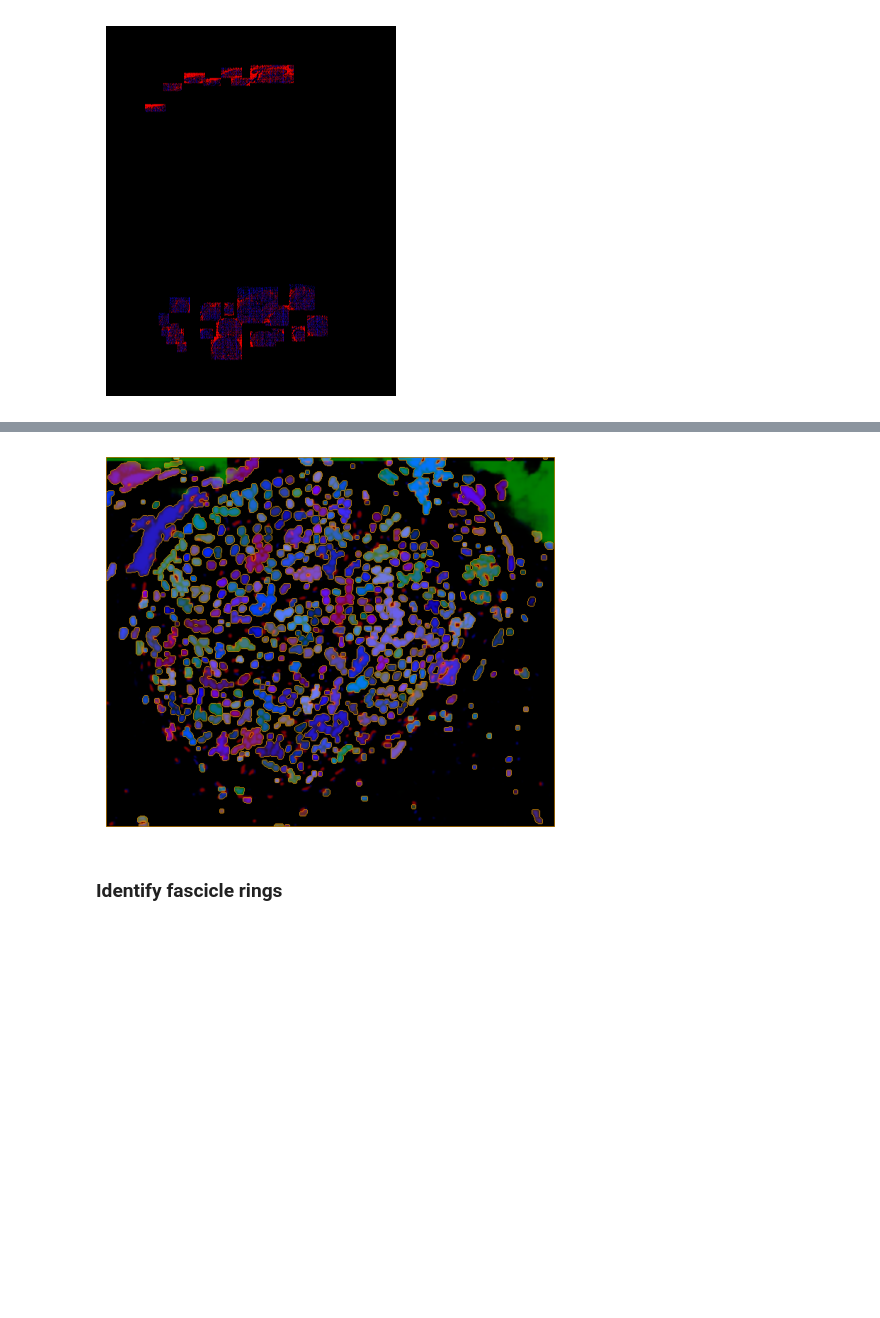
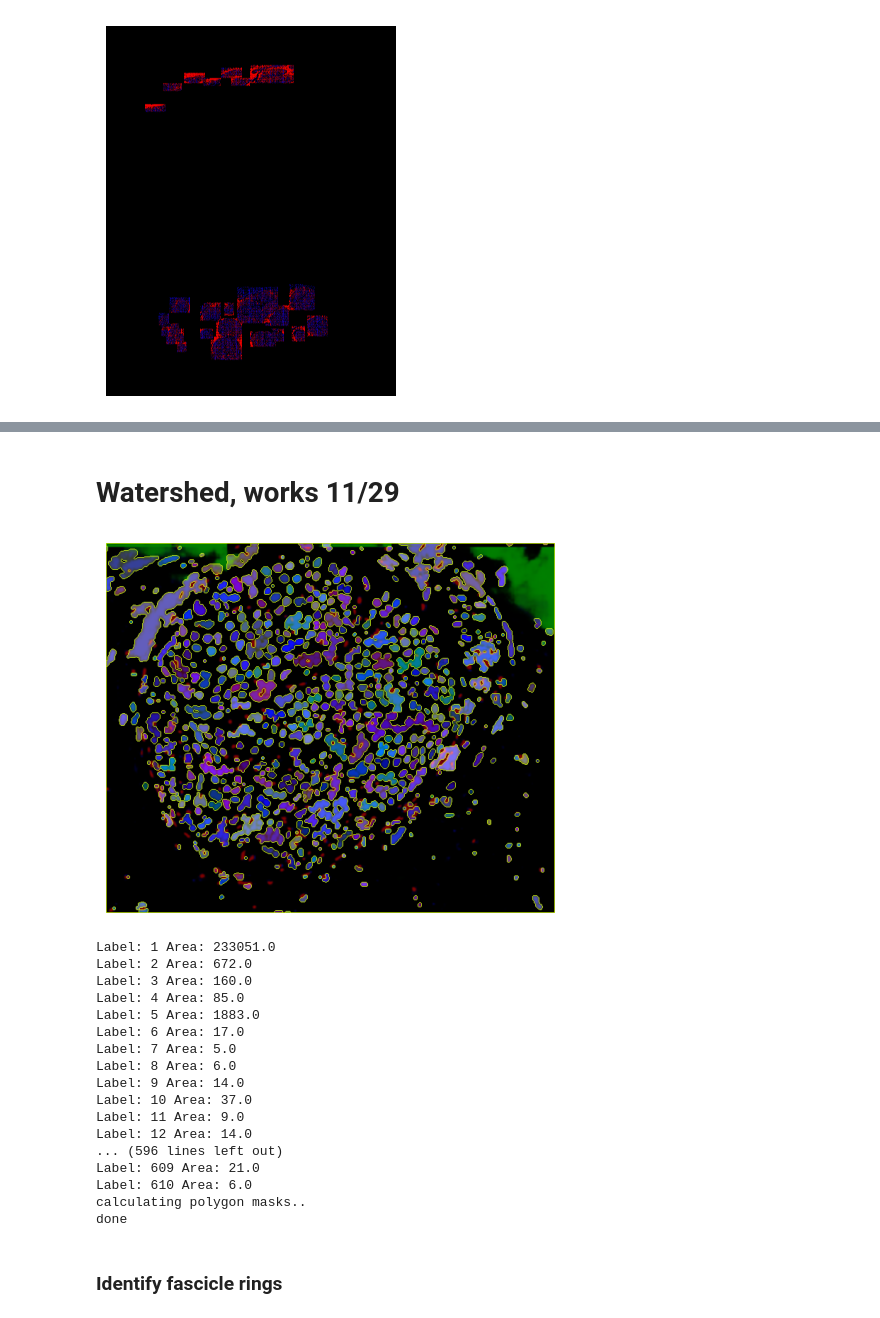
Before and after one commit to linakali02/FIV925, a Jupyter notebook: xenium.ipynb, the cells around one changed output, grey strips where cells are left out. Cells and saved outputs as stored; diff of their text form; code cells hidden in the pictures; blank space fills up the shorter version.

```diff
--- a/xenium.ipynb
+++ b/xenium.ipynb
@@ -352,3 +308,5 @@ done
+# %% [markdown]
+# Watershed, works 11/29
 # %%
 ### full watershed
 
@@ -375,13 +333,13 @@ img = img1[:,:,0] ### only look at blue channel (axons)
 
 
 # binary OTSU thresholding
-_, pre_thresh = cv2.threshold(img, 20, 255, cv2.THRESH_BINARY)
+_, pre_thresh = cv2.threshold(img, 50, 255, cv2.THRESH_BINARY)
 
-ret1, thresh = cv2.threshold(pre_thresh, 0, 255, cv2.THRESH_BINARY+cv2.THRESH_OTSU)
+ret1, thresh = cv2.threshold(pre_thresh, 0, 255, cv2.THRESH_BINARY + cv2.THRESH_OTSU)
 
 ## remove holes
 kernel =np.ones((3,3), np.uint8) ## kernel to sharpen image
-opening = cv2.morphologyEx(thresh, cv2.MORPH_OPEN, kernel, iterations=) ## higher opening will eliminate objects
+opening = cv2.morphologyEx(thresh, cv2.MORPH_OPEN, kernel, iterations=1) ## higher opening will eliminate objects
 
 ## now we want to identify sure bg areas. Dilate pixels a few times to increase cell boundary to background
 sure_bg = cv2.dilate(opening, kernel, iterations =1) ## higher dilations will join objects
@@ -390,7 +348,7 @@ sure_bg = cv2.dilate(opening, kernel, iterations =1) ## higher dilations will jo
 # create distance map
 dist_transform = cv2.distanceTransform(opening, cv2.DIST_L2,3)
 
-# threshod dist transform; identify SEEDS for the wtaerhsed transform
+# threshod dist transform; identify SEEDS for the watershed transform
 ret2, sure_fg = cv2.threshold(dist_transform, 0.05*dist_transform.max(),255,0)
 
 # ambiguous region is sure background - sure foreground (seeds)
@@ -413,56 +371,77 @@ img1[markers ==-1] = [0, 255, 255]
 
 unique_markers = np.unique(markers)
 colored_segmentation = np.zeros_like(img1)
 
 for marker in unique_markers:
     if marker == 10:
         continue
     colored_segmentation[markers == marker] = np.random.randint(0,255, size =3)
 
 alpha = 0.5
 #overlay_color = np.array([0,0,255], dtype = np.uint8)
 #img2_colored = np.where(img2_color == 255, overlay_color, img2_color).astype(np.uint8)
 #img_color = img_color.astype(np.uint8)
 overlay = cv2.addWeighted(img1, alpha, colored_segmentation, 1 - alpha, 0)
 
 plt.imshow(cv2.cvtColor(overlay, cv2.COLOR_BGR2RGB))
 plt.axis("off")
 plt.show()
 
 
-# ## now, extract some features about the detected objects
-# regions = measure.regionprops(markers, intensity_image = img)
+## now, extract some features about the detected objects
+regions = measure.regionprops(markers, intensity_image = img)
 
-# for prop in regions:
-#     print("Label: {} Area: {}".format(prop.label, prop.area))
+for i, prop in enumerate(regions):
+    print("Label: {} Area: {}".format(i + 1, prop.area))
 
-# ### now polygon encode
-# polygon_masks = []
+### now polygon encode
+polygon_masks = []
 
-# print("calculating polygon masks.. ")
-# for region in regions:
-#     mask = np.zeros_like(markers, dtype=np.uint8)
-#     mask[markers == region.label] = 1
+print("calculating polygon masks.. ")
+for region in regions:
+    mask = np.zeros_like(markers, dtype=np.uint8)
+    mask[markers == region.label] = 1
 
-#     contours, _ = cv2.findContours(mask, cv2.RETR_EXTERNAL, cv2.CHAIN_APPROX_SIMPLE)
+    contours, _ = cv2.findContours(mask, cv2.RETR_EXTERNAL, cv2.CHAIN_APPROX_SIMPLE)
 
-#     valid_contours = [contour for contour in contours if len(contour) >= 4]
+    valid_contours = [contour for contour in contours if len(contour) >= 4]
+    polygons = []
+    for contour in valid_contours:
+        polygon = Polygon(contour.reshape(-1,2))
 
-#     polygons = [Polygon(contour.reshape(-1,2)) for contour in valid_contours]
-
-#     polygon_mapping = [mapping(polygon) for polygon in polygons]
-
-#     polygon_masks.append(polygon_mapping)
+        if polygon.area < 2000:
+            polygon_mapping = mapping(polygon)
+            polygons.append(polygon_mapping)
 
 
-# with open(csv_file_path, "w", newline = "") as csvfile:
-#     writer = csv.writer(csvfile)
-#     for i, polygon_mask in enumerate(polygon_masks):
-#         writer.writerow([f"Instance {i + 1}", str(polygon_mask)])
+    polygon_masks.append(polygons)
 
-# print("done")
+
+with open(csv_file_path, "w", newline = "") as csvfile:
+    writer = csv.writer(csvfile)
+    for i, polygon_mask in enumerate(polygon_masks):
+        writer.writerow([f"AxonID {i}", str(polygon_mask)])
+
+print("done")
 # %% [output]
-[figure, old version]
+[figure, new version]
+Label: 1 Area: 233051.0
+Label: 2 Area: 672.0
+Label: 3 Area: 160.0
+Label: 4 Area: 85.0
+Label: 5 Area: 1883.0
+Label: 6 Area: 17.0
+Label: 7 Area: 5.0
+Label: 8 Area: 6.0
+Label: 9 Area: 14.0
+Label: 10 Area: 37.0
+Label: 11 Area: 9.0
+Label: 12 Area: 14.0
+... (596 lines left out)
+Label: 609 Area: 21.0
+Label: 610 Area: 6.0
+calculating polygon masks..
+done
 # %% [markdown]
 ### Identify fascicle rings
 # %%
```
Also changed, not shown: parts of 3 cells of this notebook.
